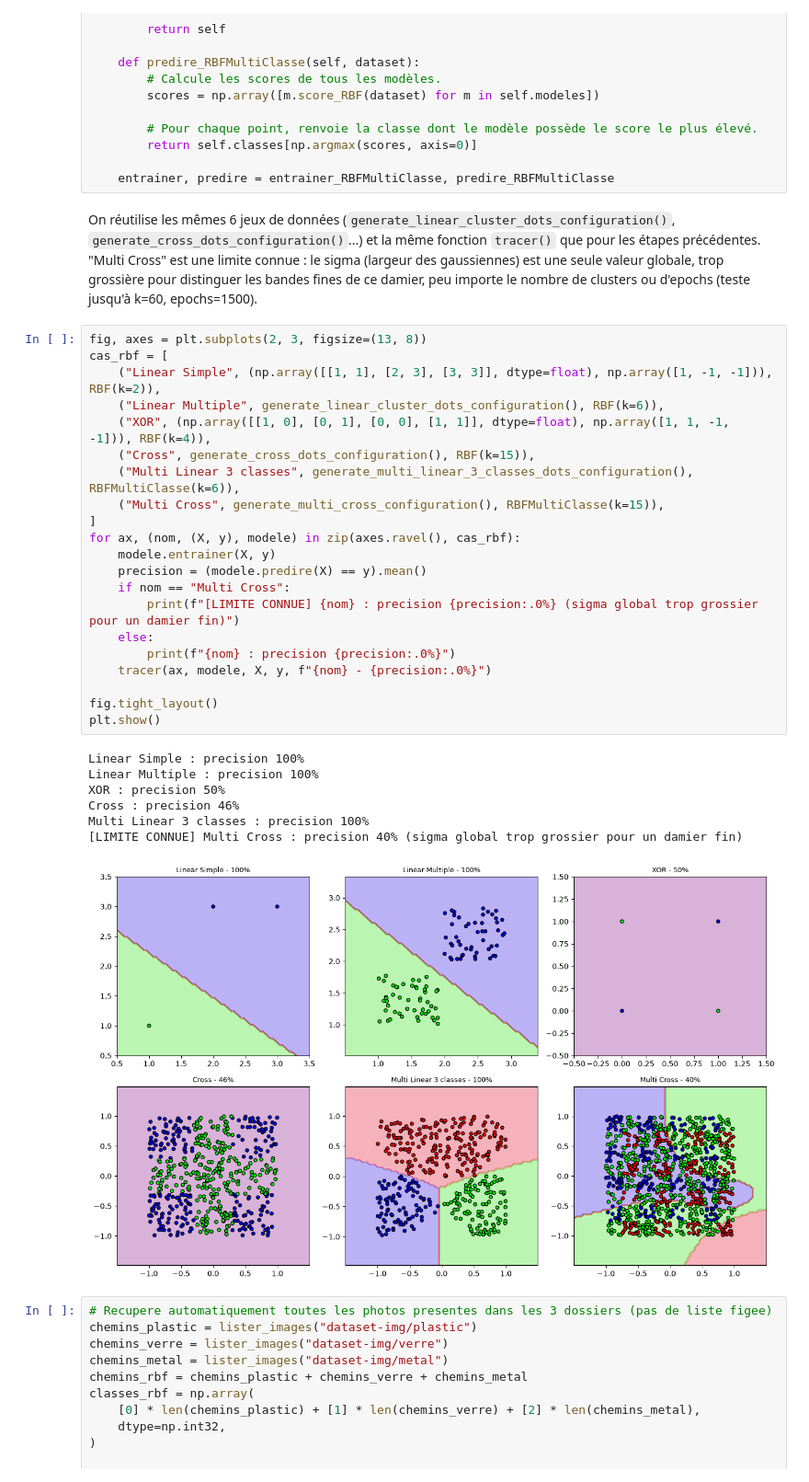
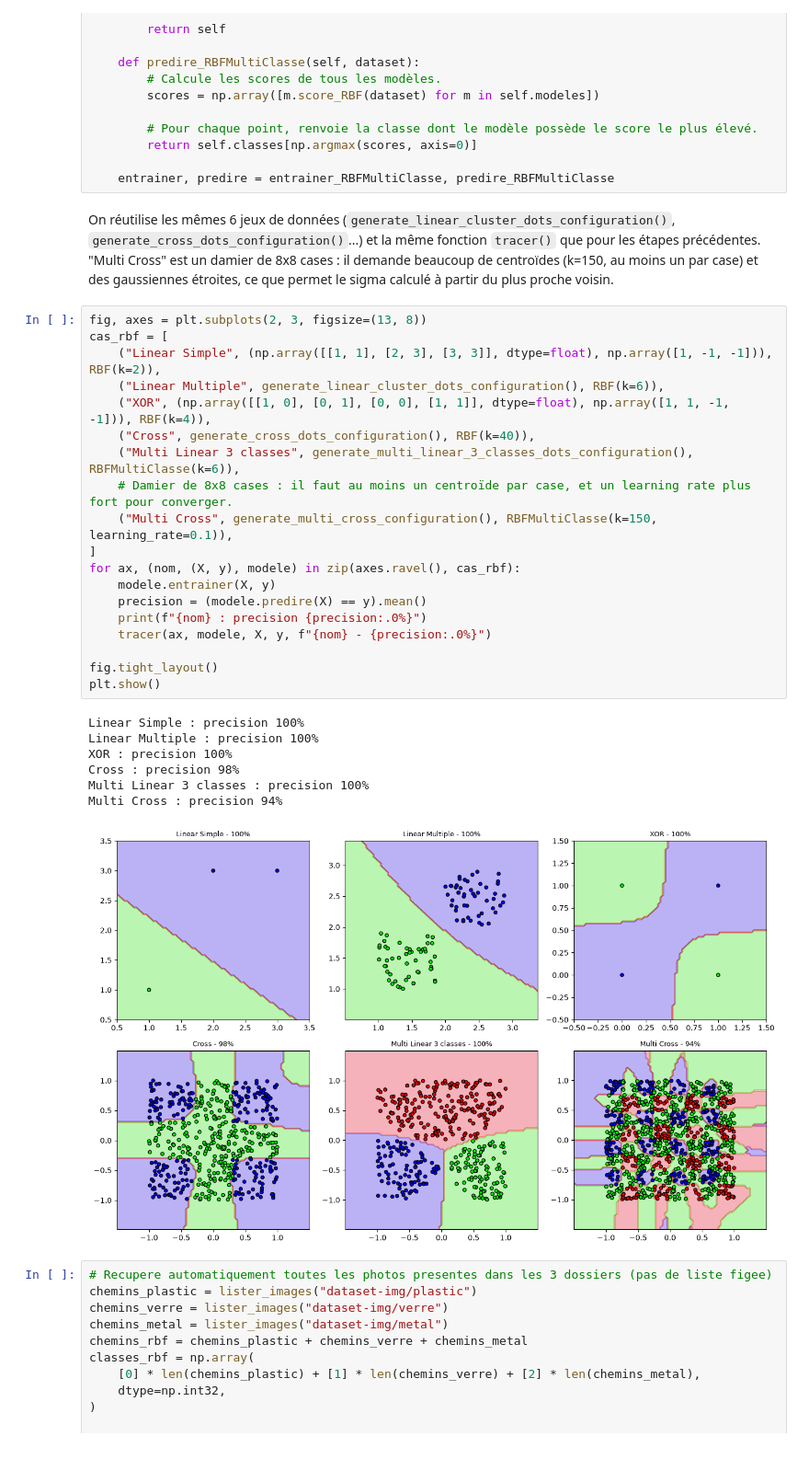
Before and after one commit to Helsy-3/Projet-annuel-3JIABD, a Jupyter notebook: projet.ipynb, the cells around one changed output. Shown at 92% size. Drawn from its saved outputs; the diff is of its cells as text; blank space fills up the shorter version.

```diff
--- a/projet.ipynb
+++ b/projet.ipynb
@@ -722,36 +724,34 @@ class RBFMultiClasse:
 
     entrainer, predire = entrainer_RBFMultiClasse, predire_RBFMultiClasse
 # %% [markdown]
-On réutilise les mêmes 6 jeux de données (`generate_linear_cluster_dots_configuration()`, `generate_cross_dots_configuration()`...) et la même fonction `tracer()` que pour les étapes précédentes. "Multi Cross" est une limite connue : le sigma (largeur des gaussiennes) est une seule valeur globale, trop grossière pour distinguer les bandes fines de ce damier, peu importe le nombre de clusters ou d'epochs (teste jusqu'à k=60, epochs=1500).
+On réutilise les mêmes 6 jeux de données (`generate_linear_cluster_dots_configuration()`, `generate_cross_dots_configuration()`...) et la même fonction `tracer()` que pour les étapes précédentes. "Multi Cross" est un damier de 8x8 cases : il demande beaucoup de centroïdes (k=150, au moins un par case) et des gaussiennes étroites, ce que permet le sigma calculé à partir du plus proche voisin.
 # %%
 fig, axes = plt.subplots(2, 3, figsize=(13, 8))
 cas_rbf = [
     ("Linear Simple", (np.array([[1, 1], [2, 3], [3, 3]], dtype=float), np.array([1, -1, -1])), RBF(k=2)),
     ("Linear Multiple", generate_linear_cluster_dots_configuration(), RBF(k=6)),
     ("XOR", (np.array([[1, 0], [0, 1], [0, 0], [1, 1]], dtype=float), np.array([1, 1, -1, -1])), RBF(k=4)),
-    ("Cross", generate_cross_dots_configuration(), RBF(k=15)),
+    ("Cross", generate_cross_dots_configuration(), RBF(k=40)),
     ("Multi Linear 3 classes", generate_multi_linear_3_classes_dots_configuration(), RBFMultiClasse(k=6)),
-    ("Multi Cross", generate_multi_cross_configuration(), RBFMultiClasse(k=15)),
+    # Damier de 8x8 cases : il faut au moins un centroïde par case, et un learning rate plus fort pour converger.
+    ("Multi Cross", generate_multi_cross_configuration(), RBFMultiClasse(k=150, learning_rate=0.1)),
 ]
 for ax, (nom, (X, y), modele) in zip(axes.ravel(), cas_rbf):
     modele.entrainer(X, y)
     precision = (modele.predire(X) == y).mean()
-    if nom == "Multi Cross":
-        print(f"[LIMITE CONNUE] {nom} : precision {precision:.0%} (sigma global trop grossier pour un damier fin)")
-    else:
-        print(f"{nom} : precision {precision:.0%}")
+    print(f"{nom} : precision {precision:.0%}")
     tracer(ax, modele, X, y, f"{nom} - {precision:.0%}")
 
 fig.tight_layout()
 plt.show()
 # %% [output]
 Linear Simple : precision 100%
 Linear Multiple : precision 100%
-XOR : precision 50%
-Cross : precision 46%
+XOR : precision 100%
+Cross : precision 98%
 Multi Linear 3 classes : precision 100%
-[LIMITE CONNUE] Multi Cross : precision 40% (sigma global trop grossier pour un damier fin)
+Multi Cross : precision 94%
-[figure, old version]
+[figure, new version]
 # %%
 # Recupere automatiquement toutes les photos presentes dans les 3 dossiers (pas de liste figee)
 chemins_plastic = lister_images("dataset-img/plastic")
```
Also changed, not shown: parts of 2 cells of this notebook, 1 other file.
